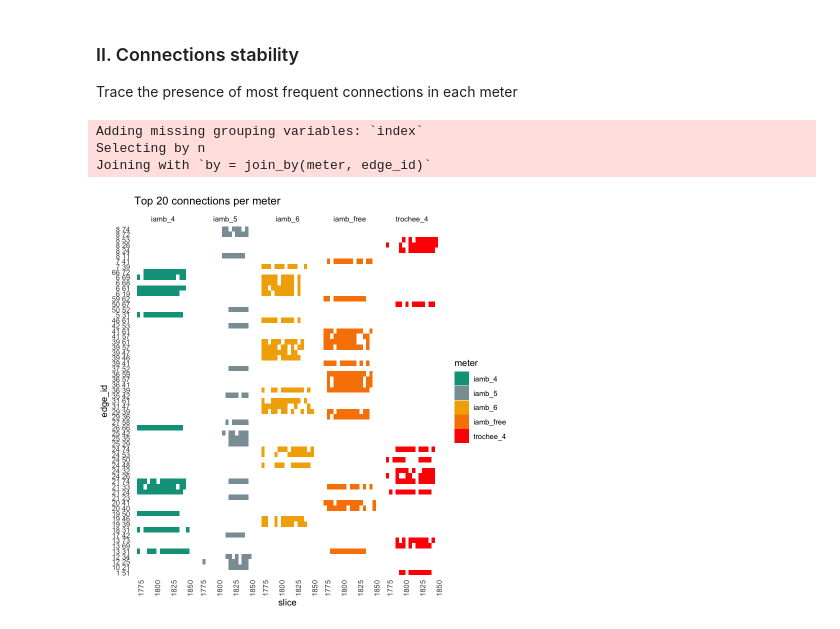
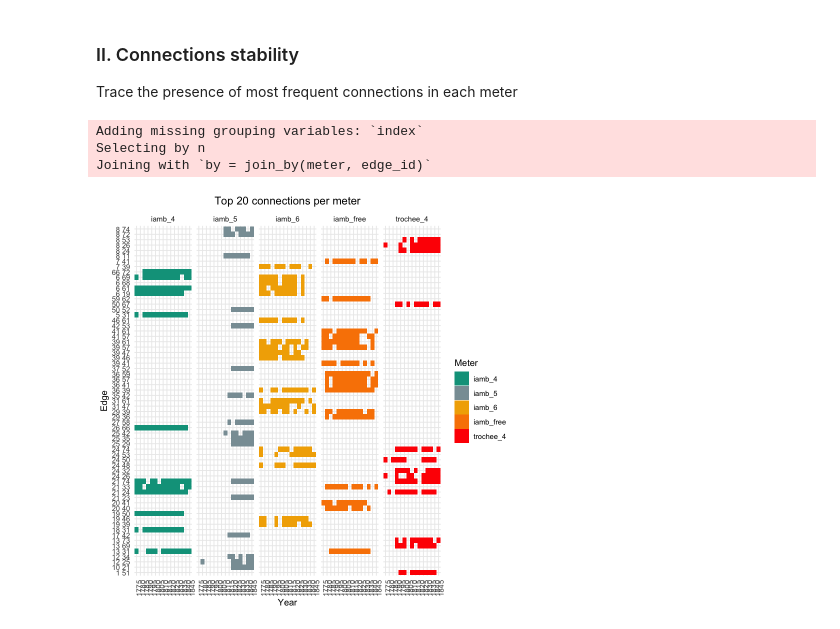
Before and after one commit to tonyamart/iamb_networks, a Jupyter notebook: scr/04_discussion_tests.ipynb, the cells around one changed output. Saved outputs shown, nothing was run; the diff lists cells and outputs as text; code cells hidden in the pictures.

```diff
--- a/scr/04_discussion_tests.ipynb
+++ b/scr/04_discussion_tests.ipynb
@@ -54,33 +72,10 @@ edges_raw <- compute_edges(gamma,
                            gamma_thresh = 0.05,
                            time_slice = 5)
 
-# select only RNC edges
+# select only RNC edges?
 edges_raw <- edges_raw %>%
-    #filter(corpus == "N") %>%
+    filter(corpus == "N") %>%
     rename(meter = formula)
-
-# create links
-#links <- edges_raw %>%
-#  mutate(meter = formula) %>%
-#  # filter out only 8 most interesting meters
-#  filter(meter %in% c("iamb_4", "iamb_free", "iamb_6", "iamb_5",
-#                     "trochee_4", "iamb_3")) %>%
-#  # group and count edges
-#  group_by(slice, meter, corpus) %>%
-#  count(slice, meter, edge_id, source, target, sort = T) %>%
-#  # filter non-frequent edges
-#  filter(n > 2) %>%
-#  ungroup()
-
-#edgelist <- links %>%
-#  select(source, target, n, meter, slice)
-
-## build a nodelist
-#nodelist <- tibble(source = unique(c(links$target, links$source)))  %>%
-#    mutate(idn=as.numeric(str_replace(source, "^([0-9].*?)_.*", "\\1")))
-
-#head(edgelist)
-#head(nodelist)
 # %% [markdown]
 ### Shared edges vs random baseline
 
@@ -312,37 +299,44 @@ t <- edges %>% group_by(meter) %>%
 #### connections
 
 c_count <- edges %>%
   select(meter, slice, edge_id) %>%
   group_by(edge_id,meter) %>%
   # frequency filtering
   mutate(n_times = row_number()) %>%
   distinct(slice, edge_id)
 
 top_connections <- c_count %>%
   group_by(meter, edge_id) %>%
   count() %>%
   group_by(meter) %>%
   top_n(10) %>% mutate(is_top = T)
 
 c_count %>%
     left_join(top_connections) %>%
     filter(is_top) %>%
-    ggplot(aes(slice,edge_id, fill = meter)) +
+    filter(slice < 1850) %>%
+    ggplot(aes(factor(slice), edge_id, fill = meter)) +
     geom_tile() +
     scale_fill_manual(values = c(wes_palette("Darjeeling1")[2],
                                  wes_palette("Royal1")[1],
                                  wes_palette("Darjeeling1")[3],
                                  wes_palette("Darjeeling1")[4],
                                  wes_palette("Darjeeling1")[1])) +
     theme(axis.text.x = element_text(angle = 90),
-          panel.grid = element_blank()) +
-    labs(title="Top 20 connections per meter") +
+          plot.title = element_text(hjust = 0.5)
+          #,
+          #panel.grid = element_blank()
+         ) +
+    labs(title="Top 20 connections per meter",
+        x = "Year",
+        y = "Edge",
+        fill = "Meter") +
     facet_wrap(~meter,ncol=5)
 # %% [output]
 Adding missing grouping variables: `index`
 Selecting by n
 Joining with `by = join_by(meter, edge_id)`
-[figure, old version]
+[figure, new version]
 # %%
 ggsave(file = "../plots/04_connections_stability.png",
       plot = last_plot(),
```
Also changed, not shown: parts of 5 cells of this notebook, 2 other files.
